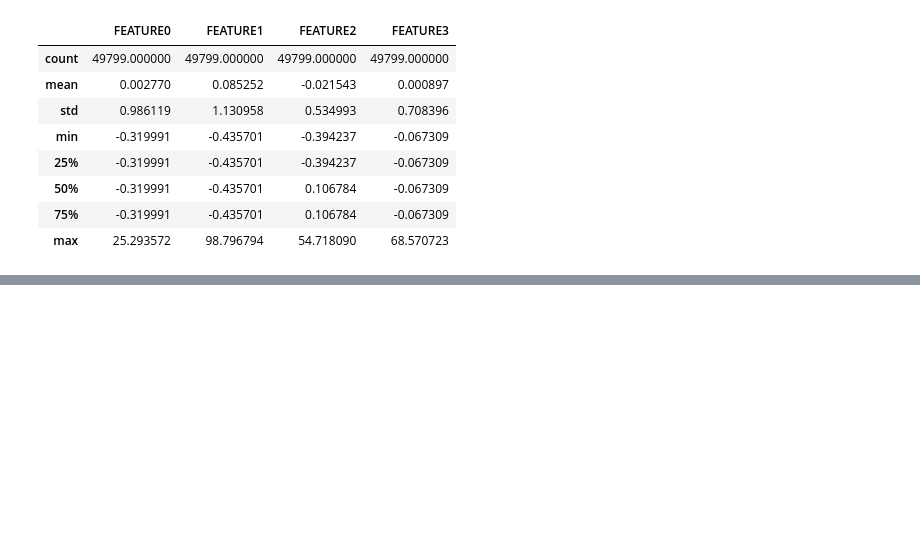
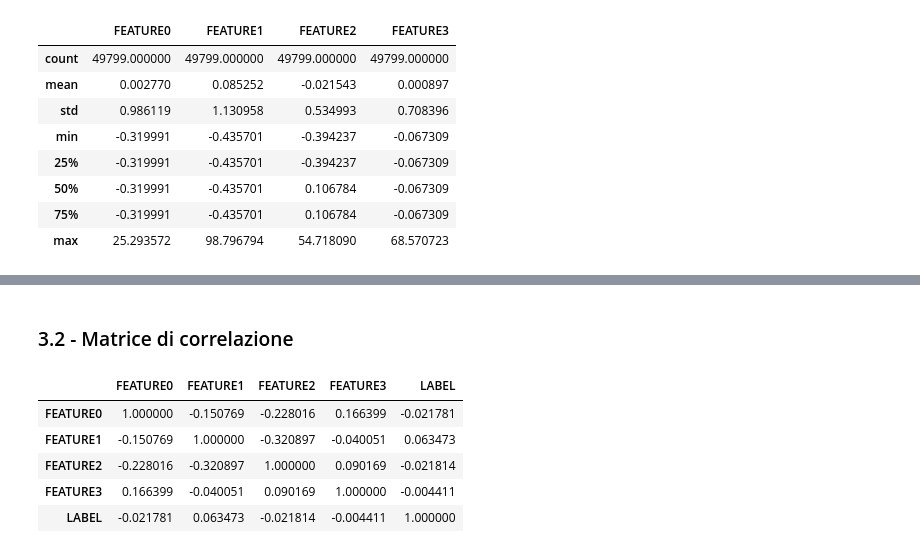
Before and after one commit to fl4z3/MachineLearning-2026, a Jupyter notebook: notebooks/03_analisi_training.ipynb, the cells around one changed output, grey strips where cells are left out. Drawn from its saved outputs; the diff is of its cells as text; code cells hidden in the pictures; blank space fills up the shorter version.

```diff
--- a/notebooks/03_analisi_training.ipynb
+++ b/notebooks/03_analisi_training.ipynb
@@ -97,0 +120,13 @@ df_clean[FEATS].describe()
+# %% [markdown]
+### 3.2 - Matrice di correlazione
+# %%
+# corr(numeric_only=True) calcola la correlazione tra tutte le coppie di colonne numeriche
+correlazioni = df_clean[FEATS + ["LABEL"]].corr(numeric_only=True)
+correlazioni
+# %% [output]
+|  | FEATURE0 | FEATURE1 | FEATURE2 | FEATURE3 | LABEL |
+| FEATURE0 | 1.000000 | -0.150769 | -0.228016 | 0.166399 | -0.021781 |
+| FEATURE1 | -0.150769 | 1.000000 | -0.320897 | -0.040051 | 0.063473 |
+| FEATURE2 | -0.228016 | -0.320897 | 1.000000 | 0.090169 | -0.021814 |
+| FEATURE3 | 0.166399 | -0.040051 | 0.090169 | 1.000000 | -0.004411 |
+| LABEL | -0.021781 | 0.063473 | -0.021814 | -0.004411 | 1.000000 |
```
Also changed, not shown: parts of 5 cells of this notebook.
